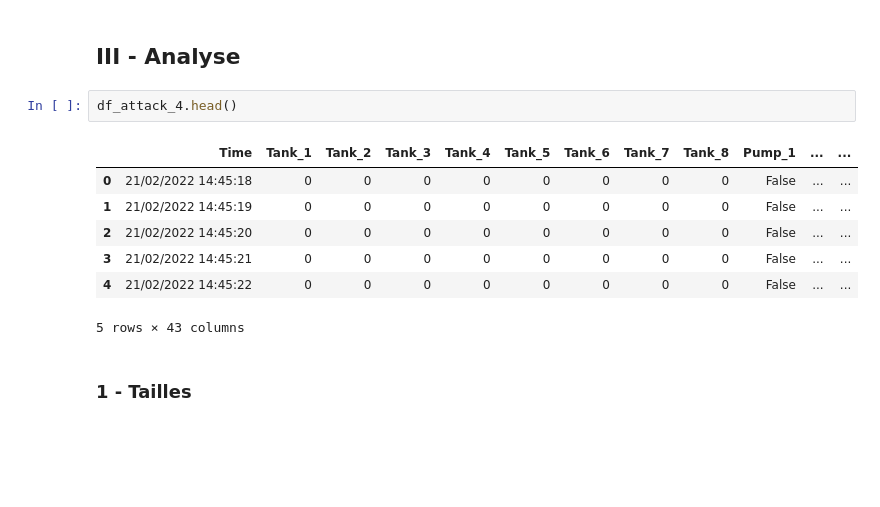
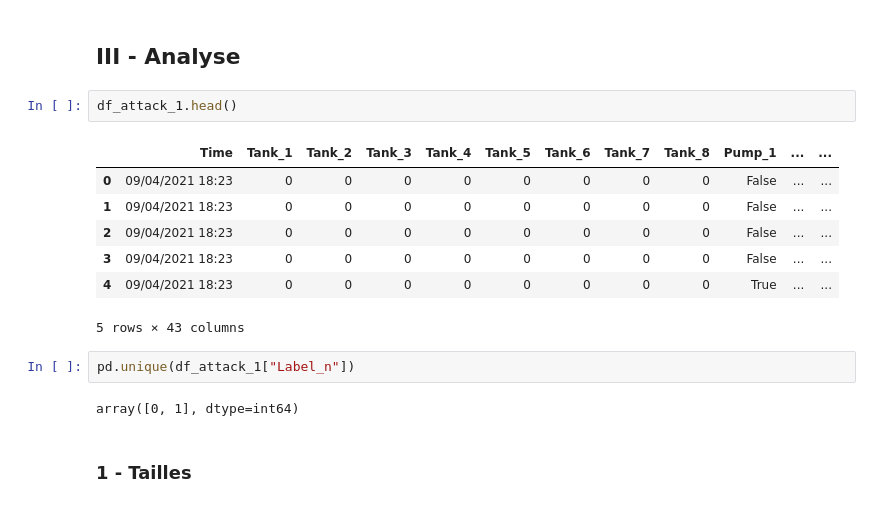
Before and after one commit to Mouret-Orfeu/Projet-Protection-des-donnees, a Jupyter notebook: physical_exploration.ipynb, the cells around one changed output. Saved outputs shown, nothing was run; the diff lists cells and outputs as text; blank space fills up the shorter version.

```diff
--- a/physical_exploration.ipynb
+++ b/physical_exploration.ipynb
@@ -17,15 +17,19 @@ df_attack_4 = pd.read_csv("physical/phy_att_4.csv")
 # %% [markdown]
 ## III - Analyse
 # %%
-df_attack_4.head()
+df_attack_1.head()
 # %% [output]
 |  | Time | Tank_1 | Tank_2 | Tank_3 | Tank_4 | Tank_5 | Tank_6 | Tank_7 | Tank_8 | Pump_1 | ... | ... |
-| 0 | 21/02/2022 14:45:18 | 0 | 0 | 0 | 0 | 0 | 0 | 0 | 0 | False | ... | ... |
-| 1 | 21/02/2022 14:45:19 | 0 | 0 | 0 | 0 | 0 | 0 | 0 | 0 | False | ... | ... |
-| 2 | 21/02/2022 14:45:20 | 0 | 0 | 0 | 0 | 0 | 0 | 0 | 0 | False | ... | ... |
-| 3 | 21/02/2022 14:45:21 | 0 | 0 | 0 | 0 | 0 | 0 | 0 | 0 | False | ... | ... |
-| 4 | 21/02/2022 14:45:22 | 0 | 0 | 0 | 0 | 0 | 0 | 0 | 0 | False | ... | ... |
+| 0 | 09/04/2021 18:23 | 0 | 0 | 0 | 0 | 0 | 0 | 0 | 0 | False | ... | ... |
+| 1 | 09/04/2021 18:23 | 0 | 0 | 0 | 0 | 0 | 0 | 0 | 0 | False | ... | ... |
+| 2 | 09/04/2021 18:23 | 0 | 0 | 0 | 0 | 0 | 0 | 0 | 0 | False | ... | ... |
+| 3 | 09/04/2021 18:23 | 0 | 0 | 0 | 0 | 0 | 0 | 0 | 0 | False | ... | ... |
+| 4 | 09/04/2021 18:23 | 0 | 0 | 0 | 0 | 0 | 0 | 0 | 0 | True | ... | ... |
 5 rows × 43 columns
+# %%
+pd.unique(df_attack_1["Label_n"])
+# %% [output]
+array([0, 1], dtype=int64)
 # %% [markdown]
 ### 1 - Tailles
 # %%
```
Also changed, not shown: parts of 6 cells of this notebook, 4 other files.
